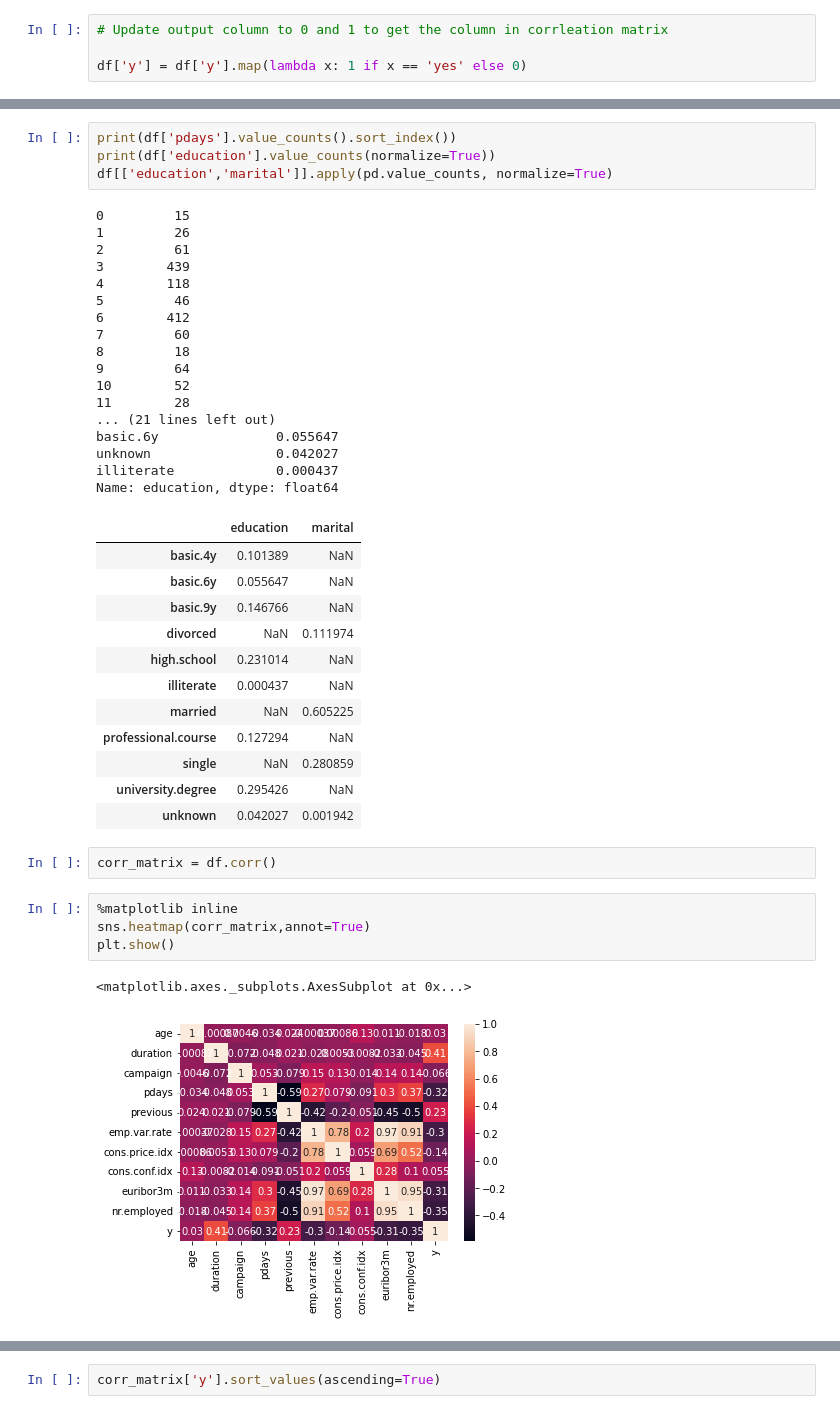
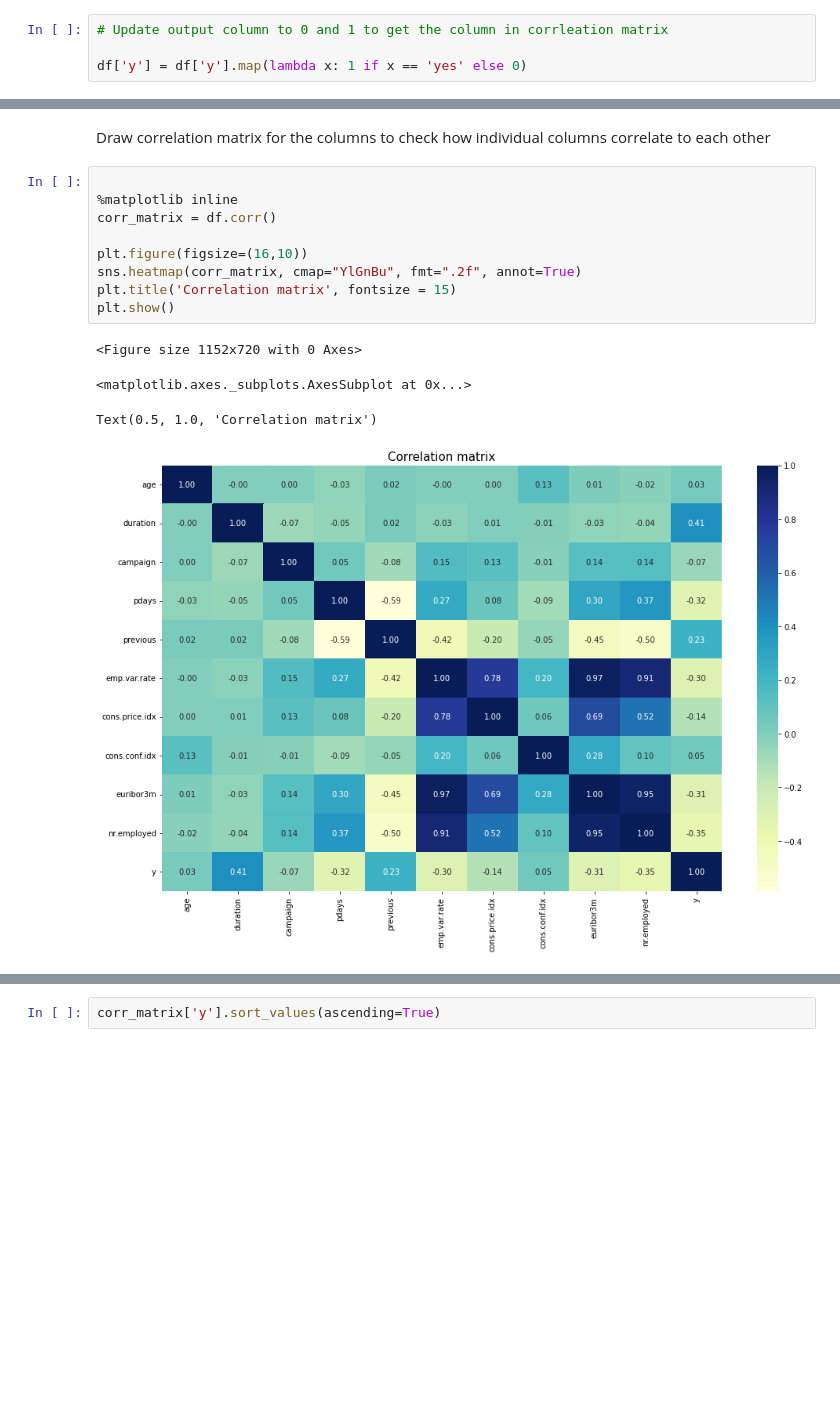
Before and after one commit to iramjaved/OptusUBuildingAI, a Jupyter notebook: BankTestFull.ipynb, the cells around one changed output, grey strips where cells are left out. Drawn from its saved outputs; the diff is of its cells as text; blank space fills up the shorter version.

```diff
--- a/BankTestFull.ipynb
+++ b/BankTestFull.ipynb
@@ -204,43 +250,16 @@ df.describe()
-# %%
-print(df['pdays'].value_counts().sort_index())
-print(df['education'].value_counts(normalize=True))
-df[['education','marital']].apply(pd.value_counts, normalize=True)
-# %% [output]
-0         15
-1         26
-2         61
-3        439
-4        118
-5         46
-6        412
-7         60
-8         18
-9         64
-10        52
-11        28
-... (21 lines left out)
-basic.6y               0.055647
-unknown                0.042027
-illiterate             0.000437
-Name: education, dtype: float64
-|  | education | marital |
-| basic.4y | 0.101389 | NaN |
-| basic.6y | 0.055647 | NaN |
-| basic.9y | 0.146766 | NaN |
-| divorced | NaN | 0.111974 |
-| high.school | 0.231014 | NaN |
-| illiterate | 0.000437 | NaN |
-| married | NaN | 0.605225 |
-| professional.course | 0.127294 | NaN |
-| single | NaN | 0.280859 |
-| university.degree | 0.295426 | NaN |
-| unknown | 0.042027 | 0.001942 |
-# %%
-corr_matrix = df.corr()
+# %% [markdown]
+Draw correlation matrix for the columns to check how individual columns correlate to each other
 # %%
+
 %matplotlib inline
-sns.heatmap(corr_matrix,annot=True)
+corr_matrix = df.corr()
+
+plt.figure(figsize=(16,10))
+sns.heatmap(corr_matrix, cmap="YlGnBu", fmt=".2f", annot=True)
+plt.title('Correlation matrix', fontsize = 15)
 plt.show()
 # %% [output]
-<matplotlib.axes._subplots.AxesSubplot at 0x...>
+<Figure size 1152x720 with 0 Axes>
+<matplotlib.axes._subplots.AxesSubplot at 0x...>
+Text(0.5, 1.0, 'Correlation matrix')
-[figure, old version]
+[figure, new version]
```
Also changed, not shown: parts of 48 cells of this notebook.
